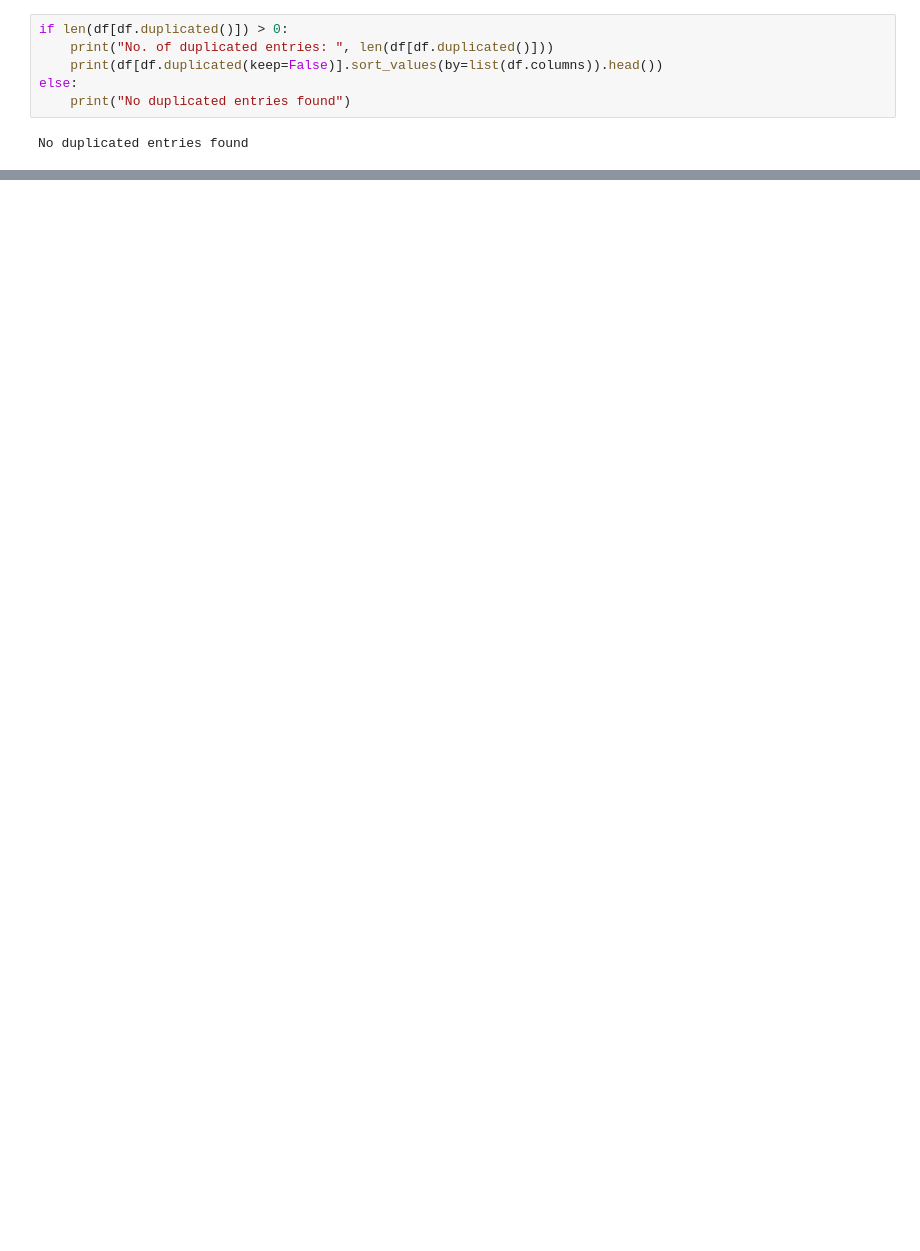
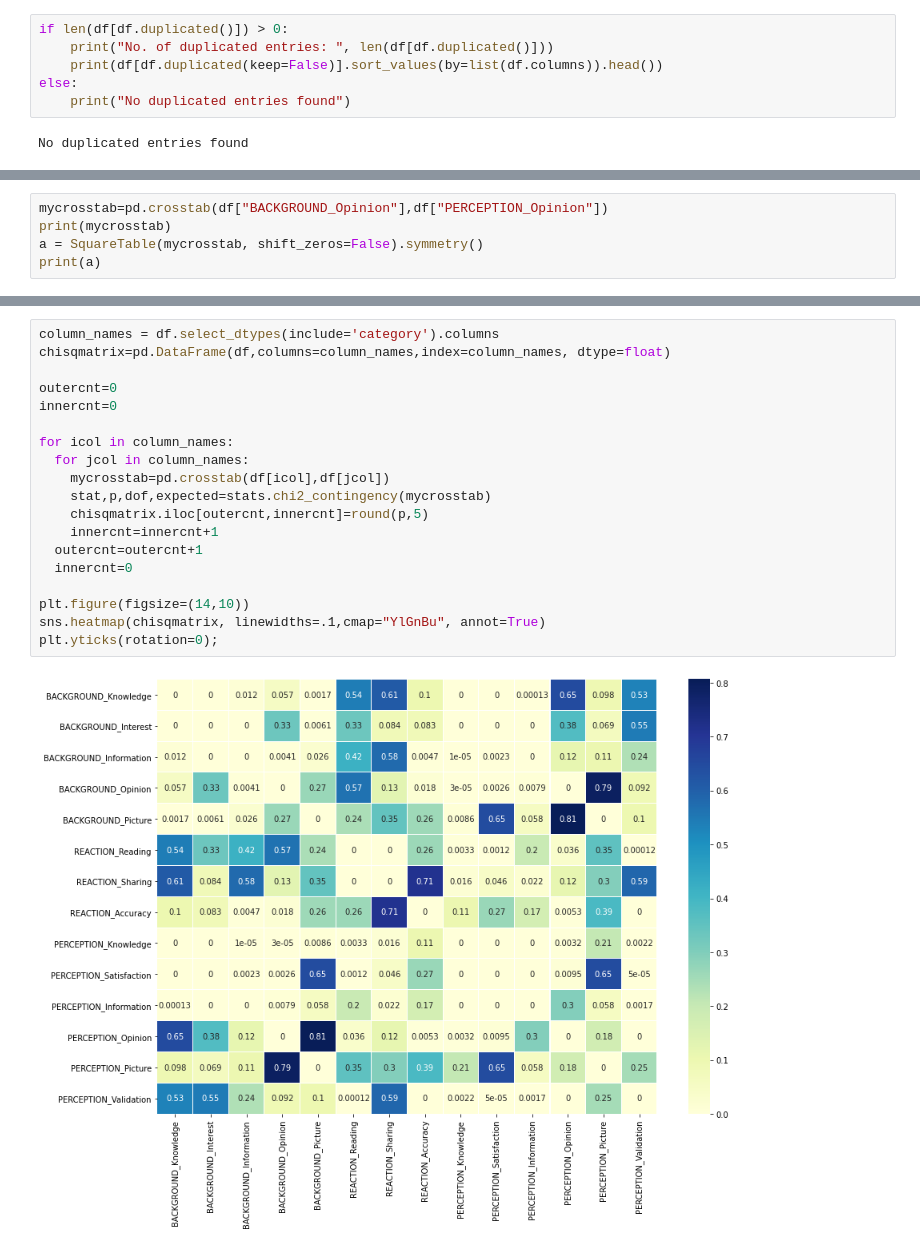
Before and after one commit to sasansharifipour/EDA, a Jupyter notebook: EDA.ipynb, the cells around one changed output, grey strips where cells are left out. Drawn from its saved outputs; the diff is of its cells as text; blank space fills up the shorter version.

```diff
--- a/EDA.ipynb
+++ b/EDA.ipynb
@@ -89,0 +126,5 @@ dtype: int64
+# %%
+mycrosstab=pd.crosstab(df["BACKGROUND_Opinion"],df["PERCEPTION_Opinion"])
+print(mycrosstab)
+a = SquareTable(mycrosstab, shift_zeros=False).symmetry()
+print(a)
@@ -89,0 +141,21 @@ dtype: int64
+# %%
+column_names = df.select_dtypes(include='category').columns
+chisqmatrix=pd.DataFrame(df,columns=column_names,index=column_names, dtype=float)
+
+outercnt=0
+innercnt=0
+
+for icol in column_names:
+  for jcol in column_names:
+    mycrosstab=pd.crosstab(df[icol],df[jcol])
+    stat,p,dof,expected=stats.chi2_contingency(mycrosstab)
+    chisqmatrix.iloc[outercnt,innercnt]=round(p,5)
+    innercnt=innercnt+1
+  outercnt=outercnt+1
+  innercnt=0
+
+plt.figure(figsize=(14,10))
+sns.heatmap(chisqmatrix, linewidths=.1,cmap="YlGnBu", annot=True)
+plt.yticks(rotation=0);
+# %% [output]
+[figure, added]
```
Also changed, not shown: parts of 17 cells of this notebook.
